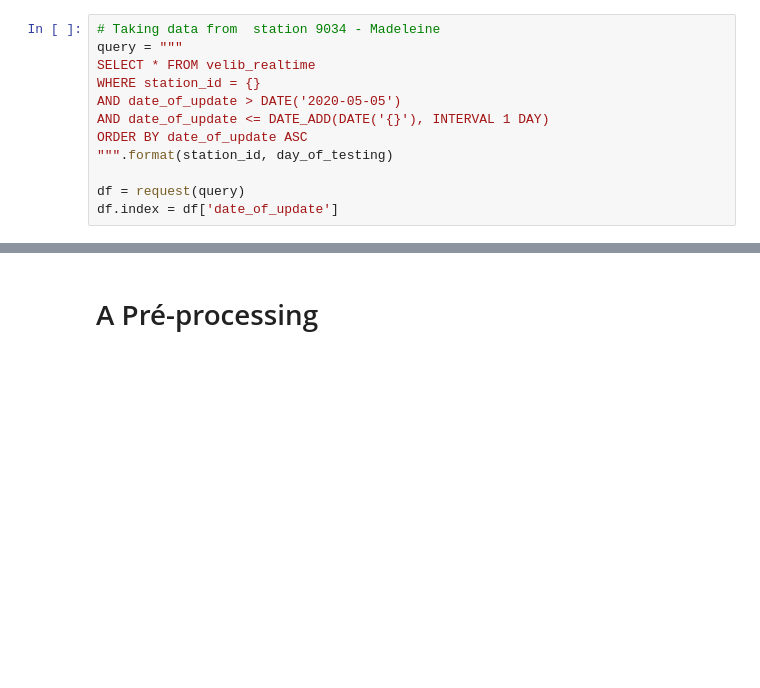
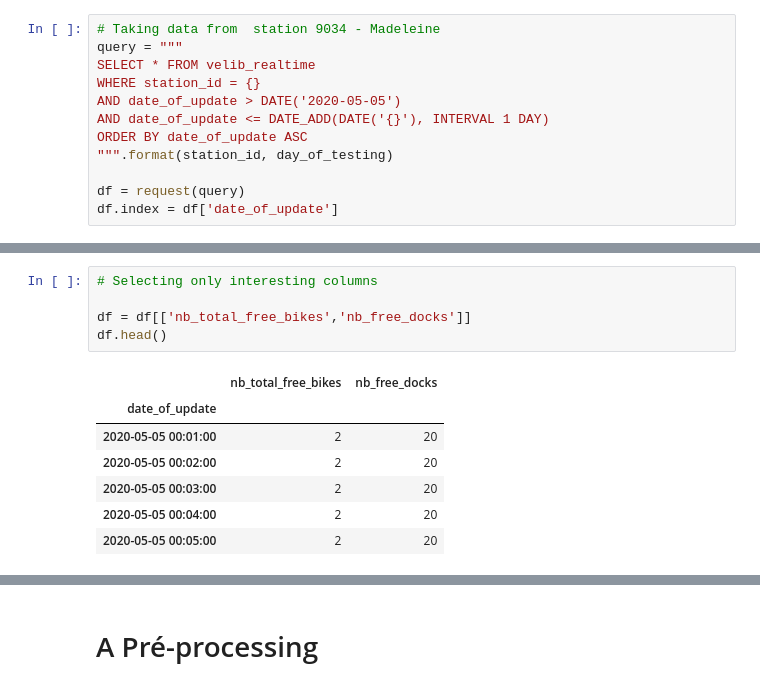
Before and after one commit to alexisgcomte/velib-prediction-v2, a Jupyter notebook: 2. Base Model Research/3.1. Tensorflow Mutlivariate exploration.ipynb, the cells around one changed output, grey strips where cells are left out. Cells and saved outputs as stored; diff of their text form; blank space fills up the shorter version.

```diff
--- a/2. Base Model Research/3.1. Tensorflow Mutlivariate exploration.ipynb
+++ b/2. Base Model Research/3.1. Tensorflow Mutlivariate exploration.ipynb
@@ -73,0 +105,13 @@ df
+# %%
+# Selecting only interesting columns
+
+df = df[['nb_total_free_bikes','nb_free_docks']]
+df.head()
+# %% [output]
+|  | nb_total_free_bikes | nb_free_docks |
+| date_of_update |  |  |
+| 2020-05-05 00:01:00 | 2 | 20 |
+| 2020-05-05 00:02:00 | 2 | 20 |
+| 2020-05-05 00:03:00 | 2 | 20 |
+| 2020-05-05 00:04:00 | 2 | 20 |
+| 2020-05-05 00:05:00 | 2 | 20 |
```
Also changed, not shown: parts of 36 cells of this notebook, 4 other files.
